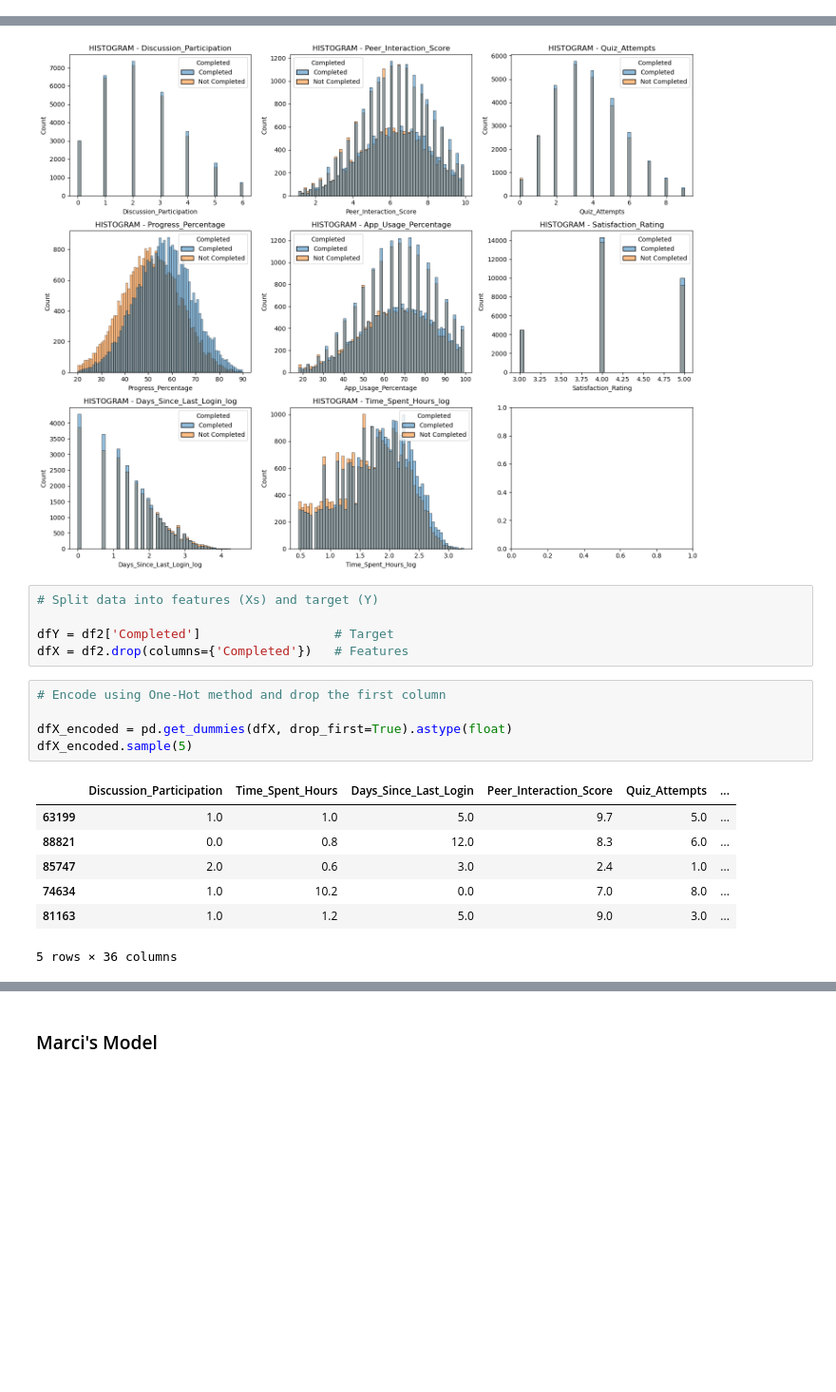
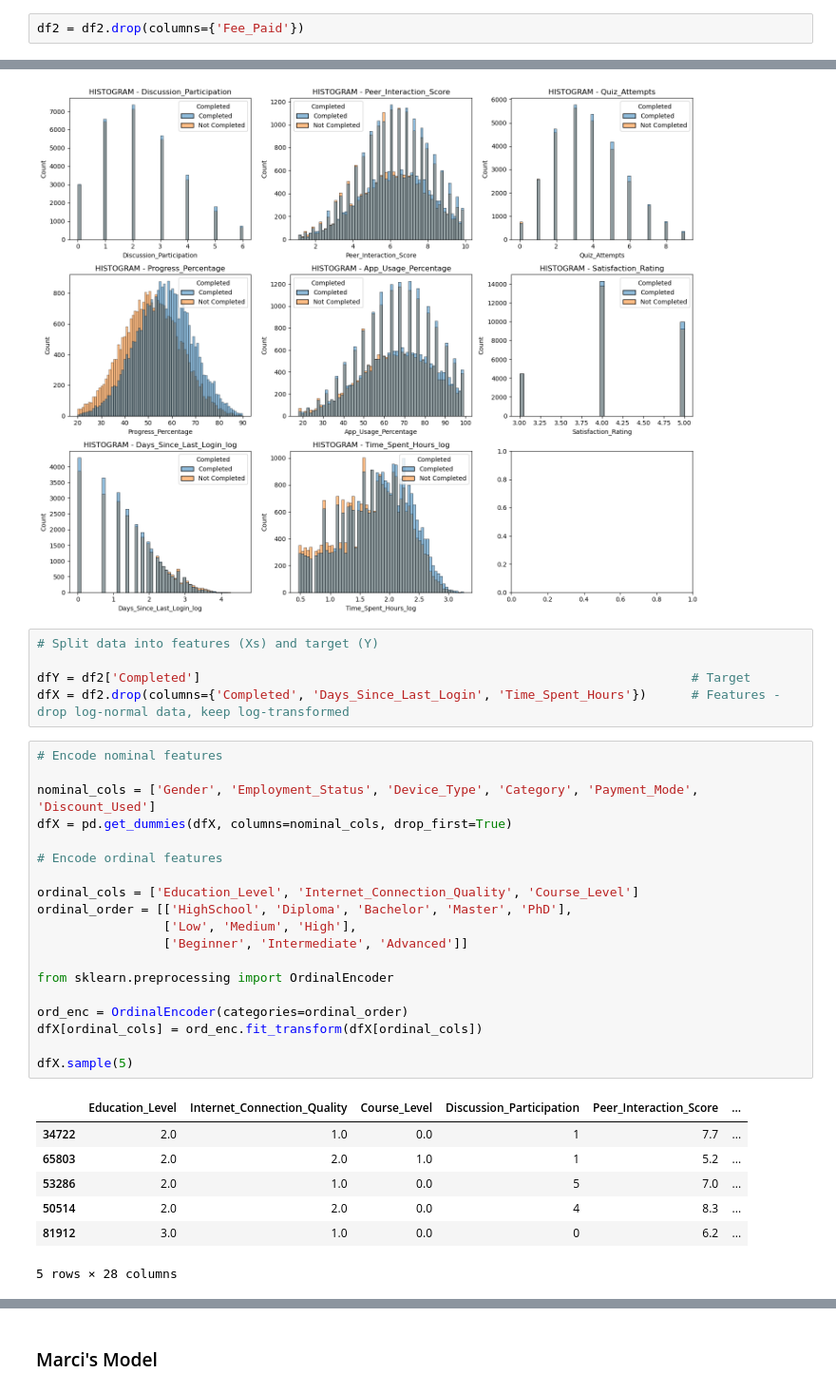
Before and after one commit to AkeemSemperDataScience/data3450-project-v1251-group_1, a Jupyter notebook: START_Project.ipynb, the cells around one changed output, grey strips where cells are left out. Shown: that part at 95% size. Cells and saved outputs as stored; diff of their text form; blank space fills up the shorter version.

```diff
--- a/START_Project.ipynb
+++ b/START_Project.ipynb
@@ -187,0 +212,2 @@ Dropped these columns because we believe they won't improve the predictive model
+# %%
+df2 = df2.drop(columns={'Fee_Paid'})
@@ -349,21 +377,35 @@ plt.show()
 # %%
 # Split data into features (Xs) and target (Y)
 
-dfY = df2['Completed']                  # Target
-dfX = df2.drop(columns={'Completed'})   # Features
+dfY = df2['Completed']                                                                  # Target
+dfX = df2.drop(columns={'Completed', 'Days_Since_Last_Login', 'Time_Spent_Hours'})      # Features - drop log-normal data, keep log-transformed
 # %%
-# Encode using One-Hot method and drop the first column
+# Encode nominal features
 
-dfX_encoded = pd.get_dummies(dfX, drop_first=True).astype(float)
-dfX_encoded.sample(5)
+nominal_cols = ['Gender', 'Employment_Status', 'Device_Type', 'Category', 'Payment_Mode', 'Discount_Used']
+dfX = pd.get_dummies(dfX, columns=nominal_cols, drop_first=True)
+
+# Encode ordinal features
+
+ordinal_cols = ['Education_Level', 'Internet_Connection_Quality', 'Course_Level']
+ordinal_order = [['HighSchool', 'Diploma', 'Bachelor', 'Master', 'PhD'],
+                 ['Low', 'Medium', 'High'],
+                 ['Beginner', 'Intermediate', 'Advanced']]
+
+from sklearn.preprocessing import OrdinalEncoder
+
+ord_enc = OrdinalEncoder(categories=ordinal_order)
+dfX[ordinal_cols] = ord_enc.fit_transform(dfX[ordinal_cols])
+
+dfX.sample(5)
 # %% [output]
-|  | Discussion_Participation | Time_Spent_Hours | Days_Since_Last_Login | Peer_Interaction_Score | Quiz_Attempts | ... |
-| 63199 | 1.0 | 1.0 | 5.0 | 9.7 | 5.0 | ... |
-| 88821 | 0.0 | 0.8 | 12.0 | 8.3 | 6.0 | ... |
-| 85747 | 2.0 | 0.6 | 3.0 | 2.4 | 1.0 | ... |
-| 74634 | 1.0 | 10.2 | 0.0 | 7.0 | 8.0 | ... |
-| 81163 | 1.0 | 1.2 | 5.0 | 9.0 | 3.0 | ... |
+|  | Education_Level | Internet_Connection_Quality | Course_Level | Discussion_Participation | Peer_Interaction_Score | ... |
+| 34722 | 2.0 | 1.0 | 0.0 | 1 | 7.7 | ... |
+| 65803 | 2.0 | 2.0 | 1.0 | 1 | 5.2 | ... |
+| 53286 | 2.0 | 1.0 | 0.0 | 5 | 7.0 | ... |
+| 50514 | 2.0 | 2.0 | 0.0 | 4 | 8.3 | ... |
+| 81912 | 3.0 | 1.0 | 0.0 | 0 | 6.2 | ... |
-5 rows × 36 columns
+5 rows × 28 columns
 # %%
 # Reshape data
 
```
Also changed, not shown: parts of 13 cells of this notebook.
